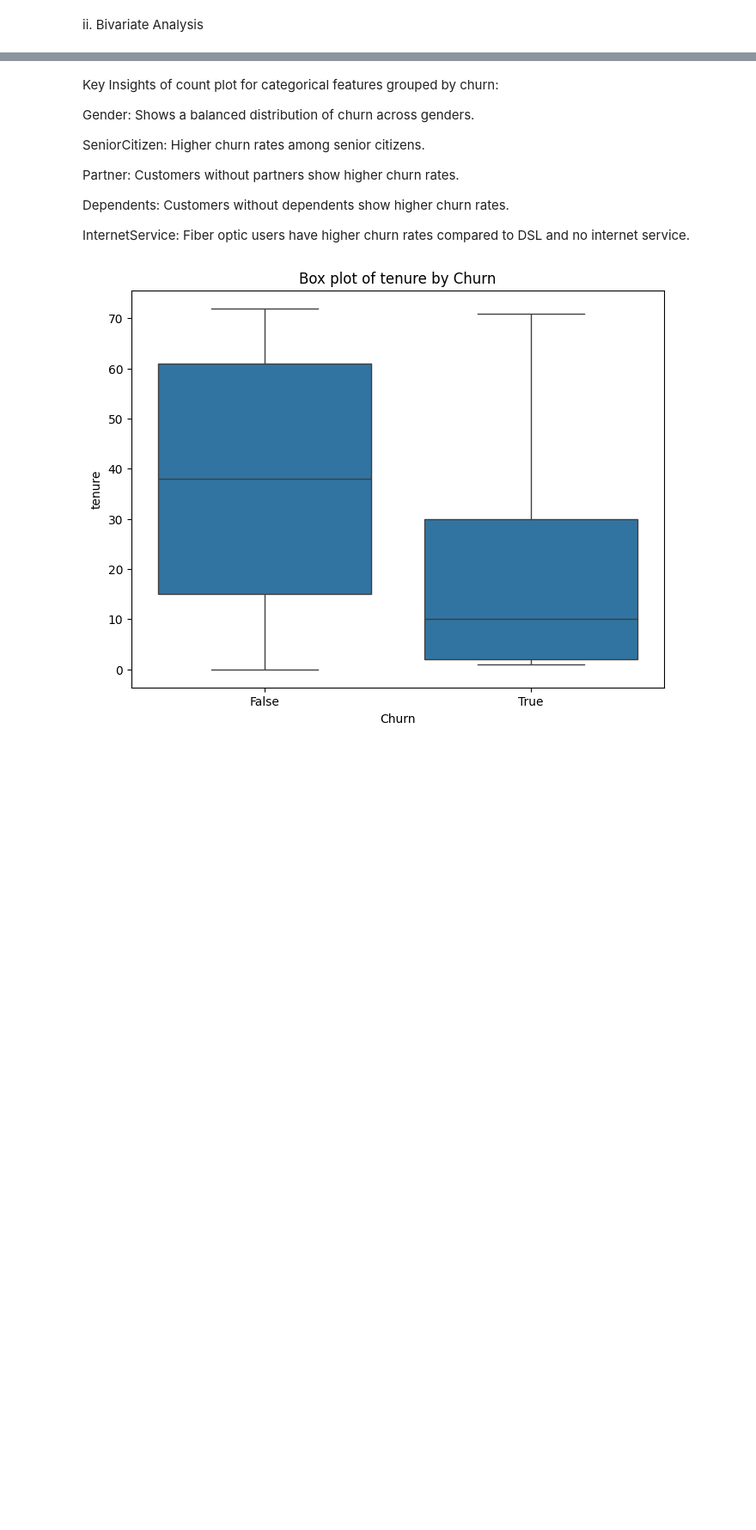
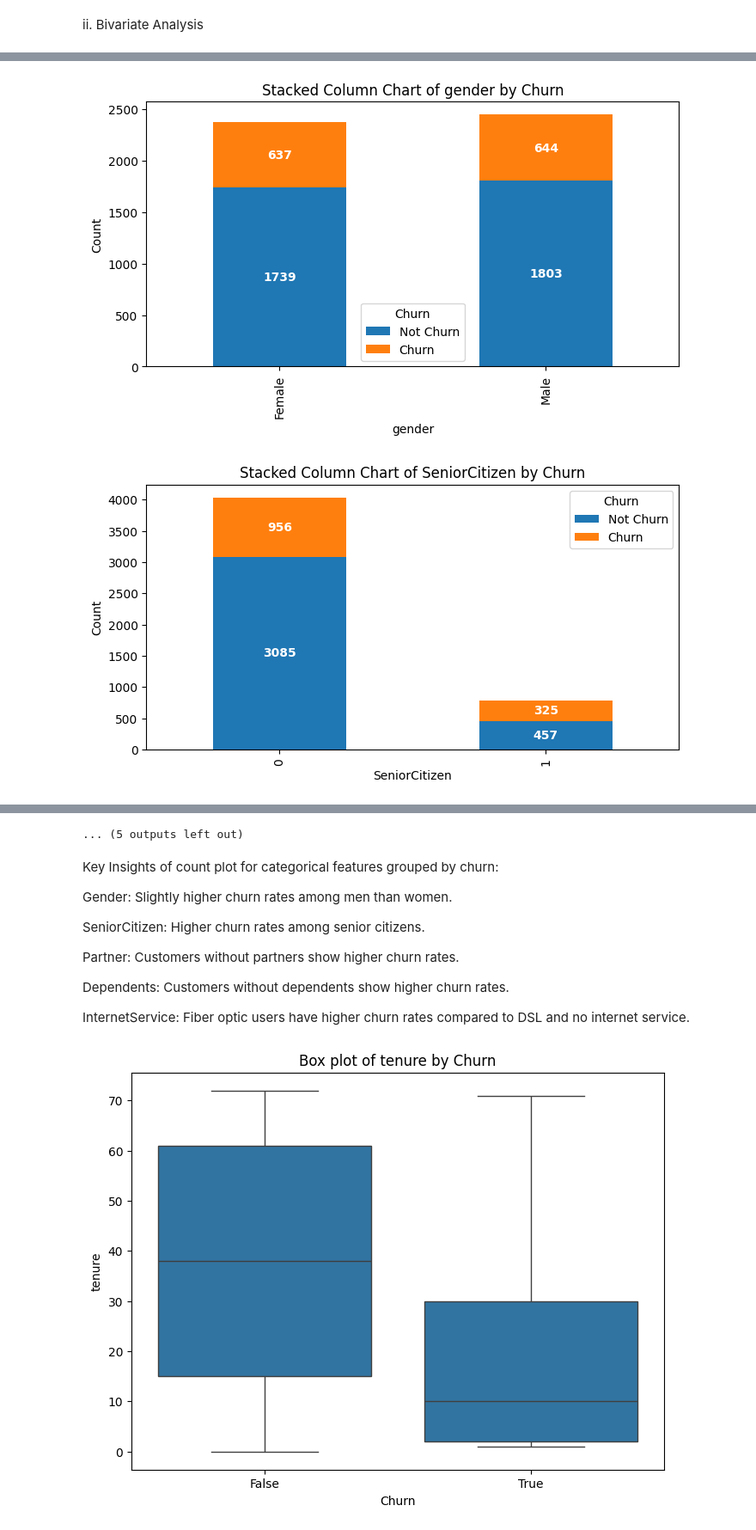
Before and after one commit to MillicentAgyir/LP2-Classification-Project, a Jupyter notebook: Notebooks/main.ipynb, the cells around one changed output, grey strips where cells are left out. Shown at 86% size. Cells and saved outputs as stored; diff of their text form; code cells hidden in the pictures; blank space fills up the shorter version.

```diff
--- a/Notebooks/main.ipynb
+++ b/Notebooks/main.ipynb
@@ -403,9 +403 @@ for col in categorical_columns:
 ... (5 outputs left out)
-# %%
-# Count plots for categorical features grouped by Churn
-for col in categorical_columns:
-    sns.countplot(data=data_combined, x=col, hue='Churn')
-    plt.title(f'Count plot of {col} by Churn')
-    plt.xlabel(col)
-    plt.ylabel('Count')
-    plt.show()
@@ -425,0 +404,37 @@ for col in categorical_columns:
+# %%
+# Count plots for categorical features grouped by Churn
+colors = ['#1f77b4', '#ff7f0e']
+
+# Function to add data labels
+def add_labels(bars):
+    for bar in bars:
+        height = bar.get_height()
+        if height > 0:
+            plt.text(
+                bar.get_x() + bar.get_width() / 2,
+                bar.get_y() + height / 2,
+                f'{height:.0f}',
+                ha='center', va='center',
+                color='white', fontsize=10, fontweight='bold'
+            )
+
+# Plot stacked column charts for categorical features grouped by Churn
+for col in categorical_columns:
+    # Create a crosstab to get the counts
+    crosstab = pd.crosstab(data_combined[col], data_combined['Churn'])
+
+    # Plot the stacked bar chart
+    ax = crosstab.plot(kind='bar', stacked=True, figsize=(8, 4), color=colors)
+
+    # Add data labels
+    for container in ax.containers:
+        add_labels(container)
+
+    plt.title(f'Stacked Column Chart of {col} by Churn')
+    plt.xlabel(col)
+    plt.ylabel('Count')
+    plt.legend(title='Churn', labels=['Not Churn', 'Churn'])
+    plt.show()
+# %% [output]
+[figure, added]
+[figure, added]
@@ -426,7 +451,8 @@ for col in categorical_columns:
+... (5 outputs left out)
 # %% [markdown]
 Key Insights of count plot for categorical features grouped by churn:
 
-Gender: Shows a balanced distribution of churn across genders.
+Gender: Slightly higher churn rates among men than women.
 
 SeniorCitizen: Higher churn rates among senior citizens.
 
```
Also changed, not shown: parts of 11 cells of this notebook.
